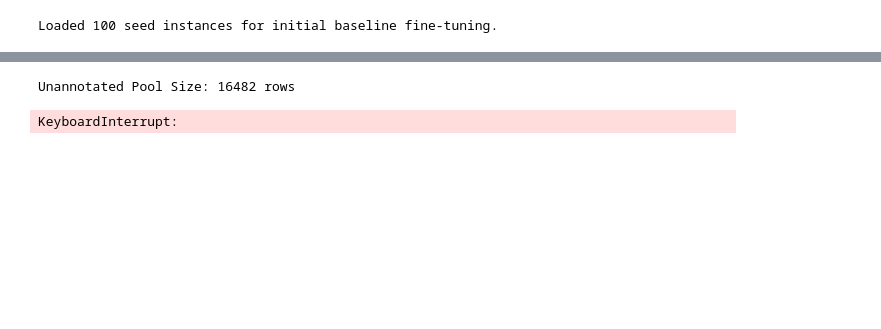
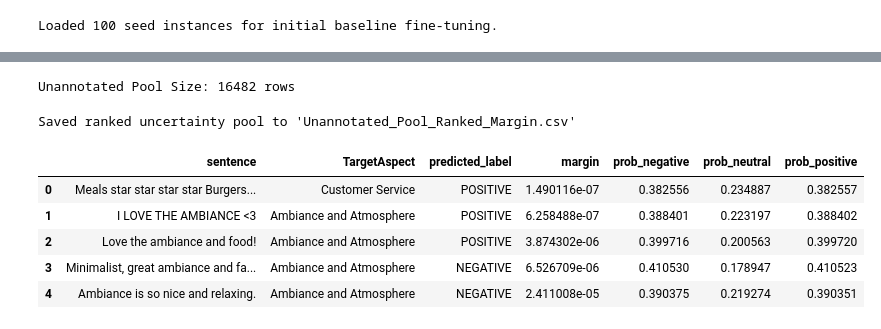
Before and after one commit to z-sulit/Thesis-Project-Aspect-Based-Sentiment-Analysis, a Jupyter notebook: _6_Active_Learning_w_Human_Annotation/phase6.ipynb, the cells around one changed output, grey strips where cells are left out. Drawn from its saved outputs; the diff is of its cells as text; code cells hidden in the pictures; blank space fills up the shorter version.

```diff
--- a/_6_Active_Learning_w_Human_Annotation/phase6.ipynb
+++ b/_6_Active_Learning_w_Human_Annotation/phase6.ipynb
@@ -416,38 +416,48 @@ with torch.no_grad():
         input_ids = batch['input_ids'].to(device)
         attention_mask = batch['attention_mask'].to(device)
 
         outputs = model(input_ids=input_ids, attention_mask=attention_mask)
-        probs = torch.softmax(outputs.logits, dim=1).cpu().numpy()
+        probs = torch.softmax(outputs.logits, dim=1).detach().cpu().numpy()
         all_probs.append(probs)
+
+'''
+outputs = model(input_ids=input_ids, attention_mask=attention_mask)
+probs = torch.softmax(outputs.logits, dim=1).cpu().numpy()
+all_probs.append(probs)
+'''
 
 all_probs = np.vstack(all_probs)
 
 # 4. Compute Margin (Difference between Top 1 and Top 2 Probabilities)
 # Sort probabilities for each row ascending -> last two elements are top2 and top1
 sorted_probs = np.sort(all_probs, axis=1)
 top1_prob = sorted_probs[:, -1]
 top2_prob = sorted_probs[:, -2]
 
 df_unannotated['prob_negative'] = all_probs[:, 0]
 df_unannotated['prob_neutral'] = all_probs[:, 1]
 df_unannotated['prob_positive'] = all_probs[:, 2]
 df_unannotated['predicted_label'] = np.argmax(all_probs, axis=1)
 df_unannotated['predicted_label'] = df_unannotated['predicted_label'].map(id2label)
 df_unannotated['margin'] = top1_prob - top2_prob
 
 # 5. Sort from Lowest Margin (Highest Uncertainty / Most Ambiguous) to Highest
 df_ranked = df_unannotated.sort_values(by='margin', ascending=True).reset_index(drop=True)
 
 # 6. Save Ranked Dataset
 output_file = 'Unannotated_Pool_Ranked_Margin.csv'
 df_ranked.to_csv(output_file, index=False, encoding='utf-8')
-print(f"\nSaved ranked uncertainty pool to '{output_file}'")
+print(f"Saved ranked uncertainty pool to '{output_file}'")
 
-# 7. Preview Top-10 Most Ambiguous Candidates (AL Batch 2 Selection)
-display_cols = ['sentence', 'TargetAspect', 'predicted_label', 'margin', 'prob_negative', 'prob_neutral',
-'prob_positive']
-print("\n--- Top 10 Most Ambiguous Samples (Smallest Margin) ---")
-display(df_ranked[display_cols].head(10))
+# Preview Top 5 Ambiguous Samples
+display(df_ranked[['sentence', 'TargetAspect', 'predicted_label', 'margin', 'prob_negative', 'prob_neutral',
+'prob_positive']].head(5))
 # %% [output]
 Unannotated Pool Size: 16482 rows
-KeyboardInterrupt:
+Saved ranked uncertainty pool to 'Unannotated_Pool_Ranked_Margin.csv'
+|  | sentence | TargetAspect | predicted_label | margin | prob_negative | prob_neutral | prob_positive |
+| 0 | Meals star star star star Burgers... | Customer Service | POSITIVE | 1.490116e-07 | 0.382556 | 0.234887 | 0.382557 |
+| 1 | I LOVE THE AMBIANCE <3 | Ambiance and Atmosphere | POSITIVE | 6.258488e-07 | 0.388401 | 0.223197 | 0.388402 |
+| 2 | Love the ambiance and food! | Ambiance and Atmosphere | POSITIVE | 3.874302e-06 | 0.399716 | 0.200563 | 0.399720 |
+| 3 | Minimalist, great ambiance and fa... | Ambiance and Atmosphere | NEGATIVE | 6.526709e-06 | 0.410530 | 0.178947 | 0.410523 |
+| 4 | Ambiance is so nice and relaxing. | Ambiance and Atmosphere | NEGATIVE | 2.411008e-05 | 0.390375 | 0.219274 | 0.390351 |
```
Also changed, not shown: parts of 7 cells of this notebook.
